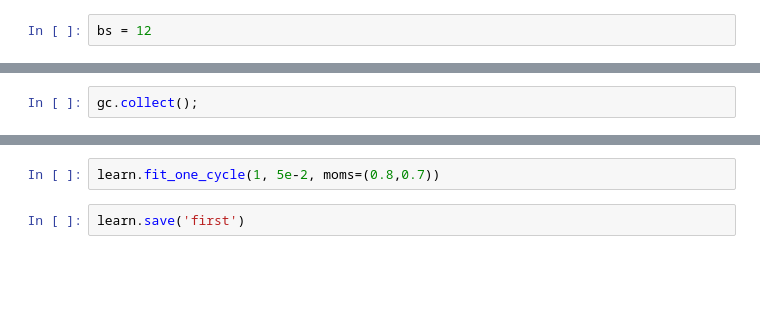
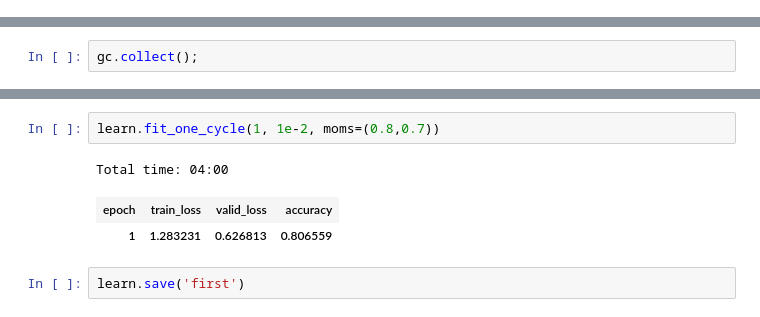
Before and after one commit to gianni-rg/ps-fastai-nlp, a Jupyter notebook: module-4/nbs/Building a Text-Topic Classifier with Transfer Learning.ipynb, the cells around one changed output, grey strips where cells are left out. Drawn from its saved outputs; the diff is of its cells as text; blank space fills up the shorter version.

```diff
--- a/module-4/Building a Text-Topic Classifier with Transfer Learning.ipynb
+++ b/module-4/nbs/Building a Text-Topic Classifier with Transfer Learning.ipynb
@@ -180,8 +205,6 @@ learn.save_encoder('fine_tuned_enc')
 Now, we'll create a **new** DataBunch that only grabs the labelled data and keeps those labels. We need to perform the pre-processing to build our newsgroup databunch in such a way that *the vocabulary used to fine-tune the language model is the same*.
 
 So, first, load the fine-tuned language model dataset:
-# %%
-bs = 12
 # %%
 data_lm = TextLMDataBunch.load(DATA_PATH, bs=bs, cache_name='tmp_lm')
 # %% [markdown]
@@ -237,5 +311,9 @@ learn.recorder.plot()
 # %%
-learn.fit_one_cycle(1, 5e-2, moms=(0.8,0.7))
+learn.fit_one_cycle(1, 1e-2, moms=(0.8,0.7))
+# %% [output]
+Total time: 04:00
+| epoch | train_loss | valid_loss | accuracy |
+| 1 | 1.283231 | 0.626813 | 0.806559 |
 # %%
 learn.save('first')
 # %%
```
Also changed, not shown: parts of 32 cells of this notebook, 9 other files.
